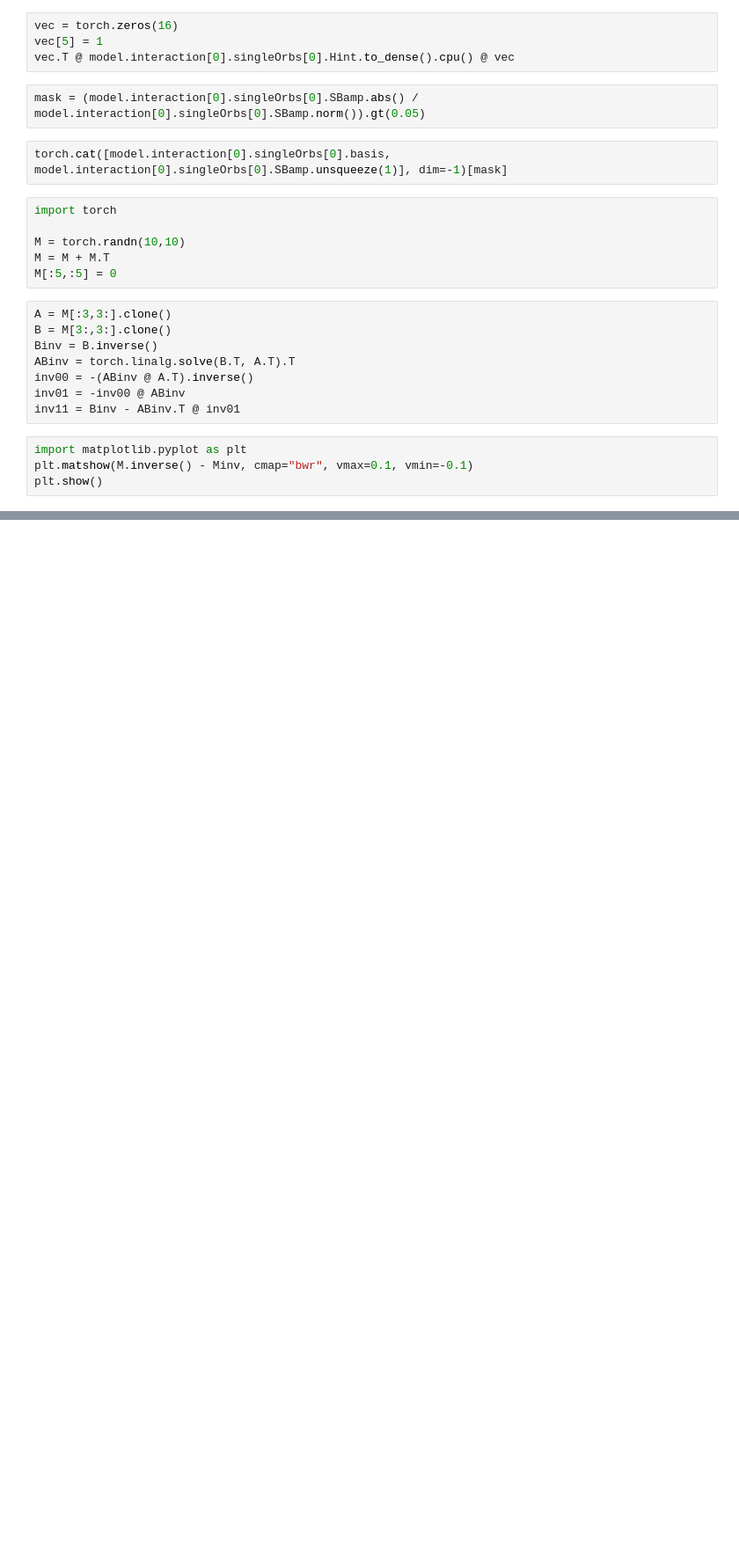
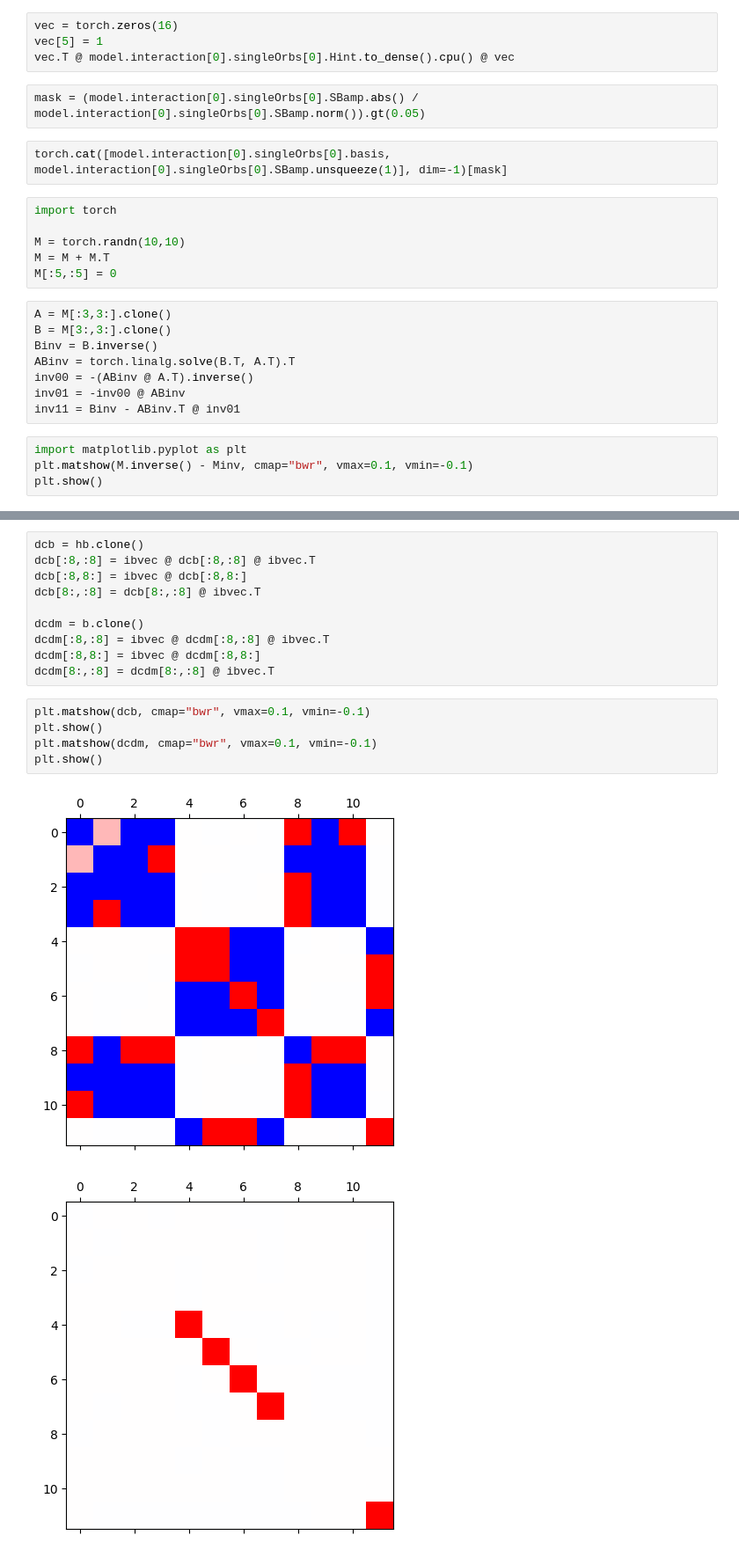
Before and after one commit to floatingCatty/Hubbard, a Jupyter notebook: make_basis.ipynb, the cells around one changed output, grey strips where cells are left out. Shown at 88% size. Saved outputs shown, nothing was run; the diff lists cells and outputs as text; blank space fills up the shorter version.

```diff
--- a/make_basis.ipynb
+++ b/make_basis.ipynb
@@ -320,0 +270,18 @@ plt.show()
+# %%
+dcb = hb.clone()
+dcb[:8,:8] = ibvec @ dcb[:8,:8] @ ibvec.T
+dcb[:8,8:] = ibvec @ dcb[:8,8:]
+dcb[8:,:8] = dcb[8:,:8] @ ibvec.T
+
+dcdm = b.clone()
+dcdm[:8,:8] = ibvec @ dcdm[:8,:8] @ ibvec.T
+dcdm[:8,8:] = ibvec @ dcdm[:8,8:]
+dcdm[8:,:8] = dcdm[8:,:8] @ ibvec.T
+# %%
+plt.matshow(dcb, cmap="bwr", vmax=0.1, vmin=-0.1)
+plt.show()
+plt.matshow(dcdm, cmap="bwr", vmax=0.1, vmin=-0.1)
+plt.show()
+# %% [output]
+[figure, added]
+[figure, added]
```
Also changed, not shown: parts of 37 cells of this notebook, 15 other files.
